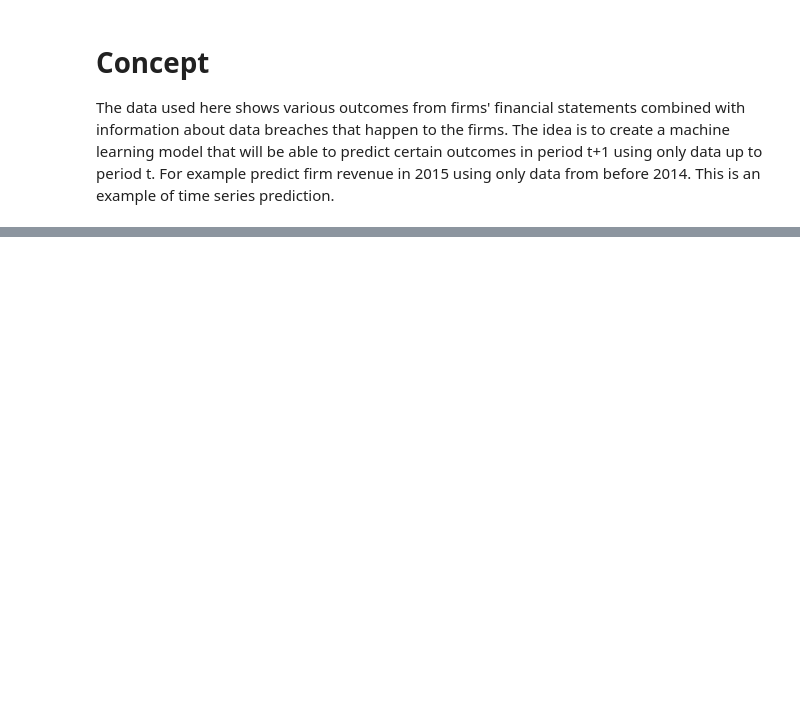
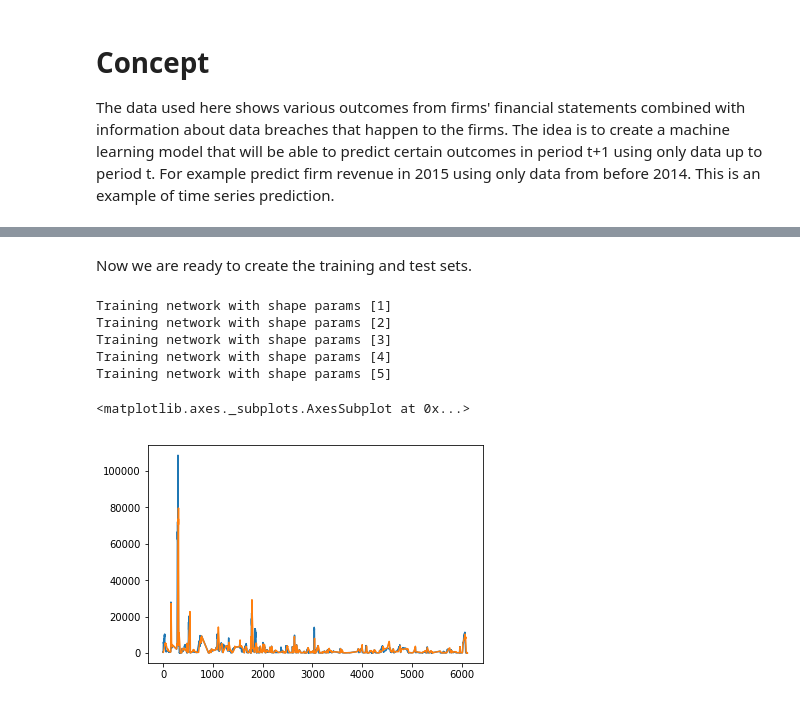
Before and after one commit to e-hall-hoffarth/407_Final_Project, a Jupyter notebook: notebook/financial_predictions.ipynb, the cells around one changed output, grey strips where cells are left out. Saved outputs shown, nothing was run; the diff lists cells and outputs as text; code cells hidden in the pictures; blank space fills up the shorter version.

```diff
--- a/notebook/financial_predictions.ipynb
+++ b/notebook/financial_predictions.ipynb
@@ -10,5 +13,6 @@ from sklearn import model_selection
 # %%
 comp = pd.read_csv('../data/COMPUSTAT_vars.csv')
+comp['datadate'] = pd.to_datetime(comp['datadate'])
 # %% [markdown]
 # Concept
 The data used here shows various outcomes from firms' financial statements combined with information about data breaches that happen to the firms. The idea is to create a machine learning model that will be able to predict certain outcomes in period t+1 using only data up to period t. For example predict firm revenue in 2015 using only data from before 2014. This is an example of time series prediction.
@@ -22,0 +34,20 @@ comp = comp[comp['nbreaches'] == 1]
+# %%
+def make_scaled_time(sl):
+    start_date = sl['datadate'].min()
+    end_date = sl['datadate'].max()
+    length = end_date - start_date
+    scaled_time = (sl['datadate'] - start_date)/length
+
+    return pd.concat([scaled_time, sl['datadate'], sl['GVKEY']], axis=1)
+# %%
+comp_before = comp[comp['after'] == 0]
+del comp_before['Unnamed: 0']
+comp_before = comp_before.reset_index()
+scaled_time = comp_before.groupby(by='GVKEY').apply(make_scaled_time)
+scaled_time.columns = ['scaled_time', 'datadate', 'GVKEY']
+comp_before = pd.merge(comp_before, scaled_time, how='left', on=['datadate', 'GVKEY'])
+# 5 companies have only one observation and therefore scaled_time is nan
+# Just going to remove these because they aren't interesting anyway
+comp_before = comp_before[comp_before['scaled_time'].notnull()]
+del comp_before['index']
+comp_before
@@ -22,0 +73,19 @@ comp = comp[comp['nbreaches'] == 1]
+# %% [markdown]
+Now we are ready to create the training and test sets.
+# %%
+training_cutoff = 0.75
+outcomes = ['revtq', 'niq', 'xsgaq', 'xoprq'] # Revenue, Profit, Sales Expenses, Total Operating Expenses
+excluded = ['fyr', 'datadate', 'indfmt', 'consol', 'popsrc', 'datafmt', 'cusip', 'curcdq', 'curncdq', 'currtrq', 'datacqtr', 'datafqtr']
+inputs = [x for x in comp_before.columns[0:386].tolist() if x not in outcomes and x not in excluded]
+
+# Remove non-numeric data, none of these are actually useful anyway
+comp_before = comp_before.select_dtypes(exclude='object')
+# Deal with NAs
+comp_before = comp_before.interpolate(method='nearest')
+comp_before = comp_before.fillna(0)
+
+X_train = comp_before[comp_before['scaled_time'] < training_cutoff][inputs]
+X_test = comp_before[comp_before['scaled_time'] >= training_cutoff][inputs]
+
+y_train = comp_before[comp_before['scaled_time'] <  training_cutoff][outcomes[0]]
+y_test = comp_before[comp_before['scaled_time'] >= training_cutoff][outcomes[0]]
@@ -22,0 +129,19 @@ comp = comp[comp['nbreaches'] == 1]
+# %%
+params = generate_nn_params(1, 5)
+models = [make_nn_model(param) for param in params]
+
+training_results = []
+count = 0
+for model in models:
+    print('Training network with shape params {}'.format(params[count]))
+    trained = fit_and_report_mses(model, X_train, X_test, y_train, y_test)
+    training_results += [trained]
+    count += 1
+mse_nn = pd.DataFrame(training_results)
+mse_nn['params'] = params
+# %% [output]
+Training network with shape params [1]
+Training network with shape params [2]
+Training network with shape params [3]
+Training network with shape params [4]
+Training network with shape params [5]
@@ -22,0 +150,7 @@ comp = comp[comp['nbreaches'] == 1]
+# %%
+fig, ax = plt.subplots()
+y_train.plot(ax=ax)
+y_test.plot(ax=ax)
+# %% [output]
+<matplotlib.axes._subplots.AxesSubplot at 0x...>
+[figure, added]
```
Also changed, not shown: parts of 6 cells of this notebook.
